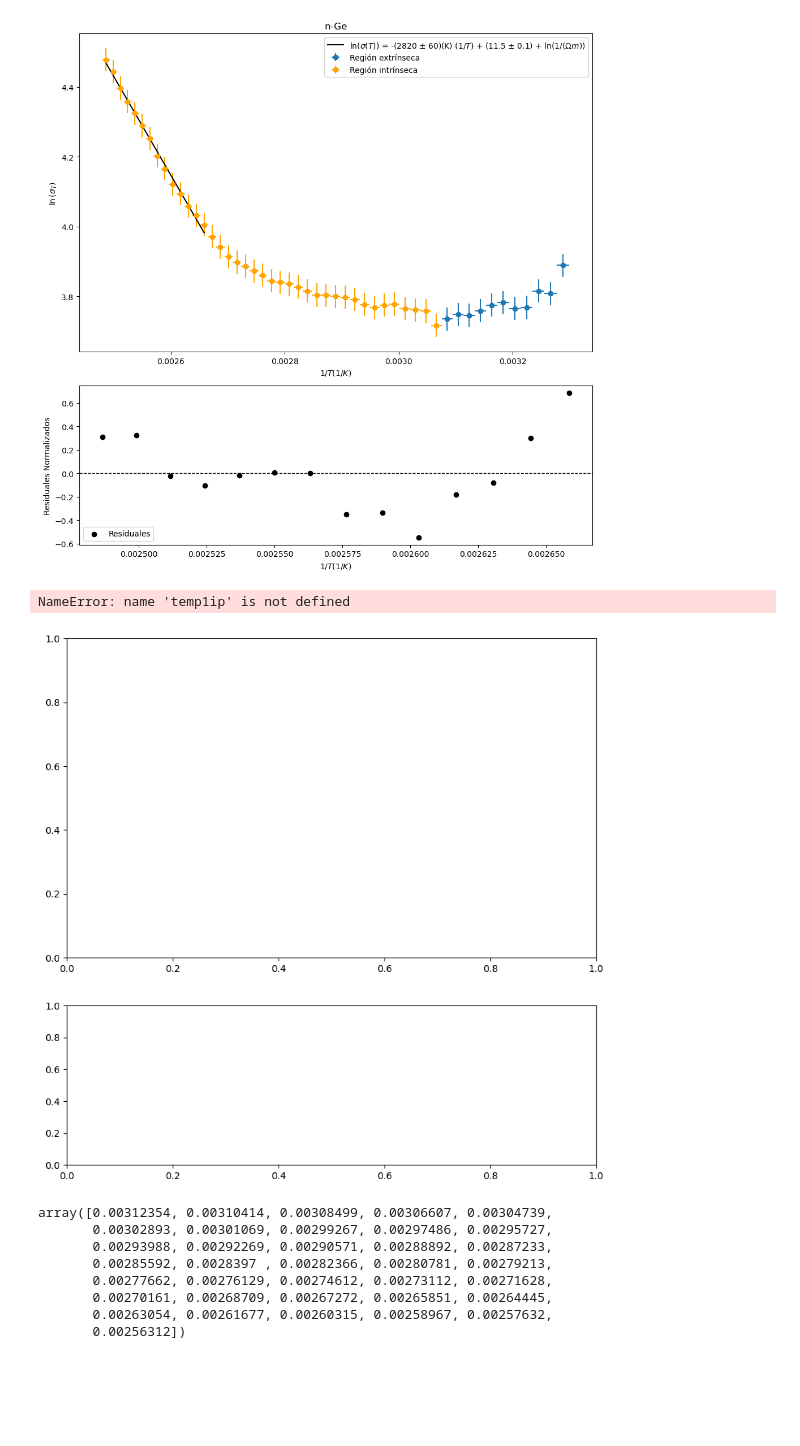
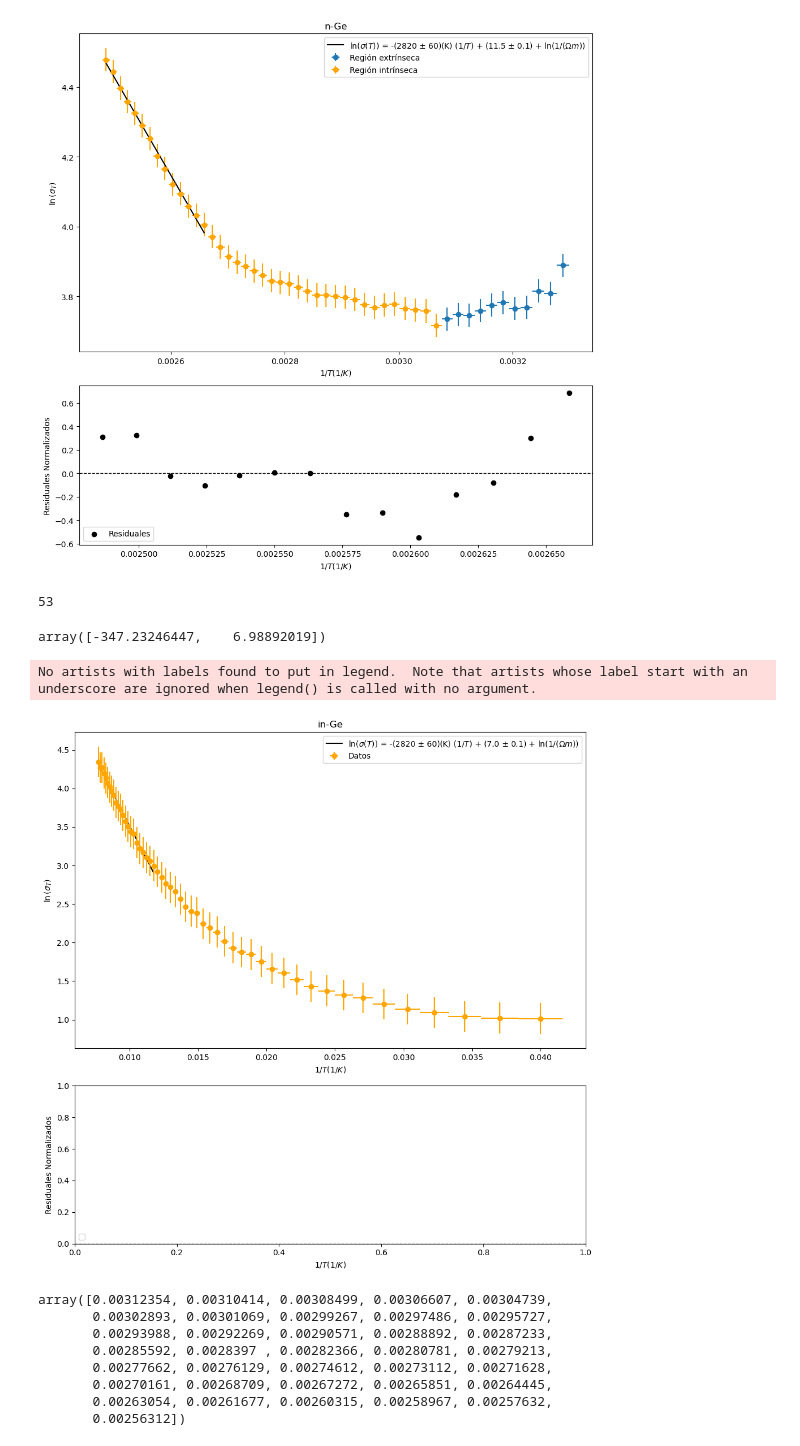
Before and after one commit to QuantumPower4/LabIntermedio2024-2, a Jupyter notebook: Efecto Hall/EfectoHall.ipynb, the cells around one changed output. Cells and saved outputs as stored; diff of their text form; code cells hidden in the pictures; blank space fills up the shorter version.

```diff
--- a/Efecto Hall/EfectoHall.ipynb
+++ b/Efecto Hall/EfectoHall.ipynb
@@ -964,34 +964,42 @@ log_sigma_T1in = np.log(l/(R1in*At))
 sigma_R1in = np.sqrt((0.001**2*(5*1e-3)**2 + (1*1e-3)**2*VL1in**2)/(5*1e-3)**4)
 
 sigma_log_sigma_T1in = sigma_R1in/R1in
+
+len(VL1in)
+# %% [output]
+53
+# %%
+popt_fermiin1, pcov_fermiin1 = curve_fit(linear_function, 1/temp1in[30:], log_sigma_T1in[30:])
+popt_inc_fermiin1 = np.sqrt(np.diag(pcov_fermiin1))
+popt_fermiin1
+# %% [output]
+array([-347.23246447,    6.98892019])
 # %%
 fig, ax = plt.subplots(2, 1, figsize=(10, 10), gridspec_kw={'height_ratios': [2, 1]})
 
-ax[0].errorbar(1/temp1in[:np.argmax(VL1in)],log_sigma_T1in[:np.argmax(VL1in)],label="Región extrínseca",fmt="o",
-    xerr=1/temp1in[:np.argmax(VL1in)]**2, yerr=sigma_log_sigma_T1in[:np.argmax(VL1in)])
-ax[0].errorbar(1/temp1in[np.argmax(VL1in):],log_sigma_T1in[np.argmax(VL1in):], label="Región intrínseca",fmt="o",color="orange",
-    xerr=1/temp1in[np.argmax(VL1in):]**2, yerr=sigma_log_sigma_T1in[np.argmax(VL1in):])
-#ax[0].plot(1/temp1n[np.argmax(VL1n)+25:], linear_function(1/temp1n[np.argmax(VL1n)+25:],*popt_fermin1),color="black",
-#          label=f'$\ln(\sigma(T))$ = -(2820 ± 60)(K) $(1/T)$ + ({popt_fermin1[1]:.1f} ± {popt_inc_fermin1[1]:.1f}) + $\ln(1/(\Omega m))$')
+ax[0].plot(1/temp1in[30:], linear_function(1/temp1in[30:],*popt_fermiin1),color="black",
+          label=f'$\ln(\sigma(T))$ = -(2820 ± 60)(K) $(1/T)$ + ({popt_fermiin1[1]:.1f} ± {popt_inc_fermiin1[1]:.1f}) + $\ln(1/(\Omega m))$')
+
+ax[0].errorbar(1/temp1in,log_sigma_T1in,fmt="o", xerr=1/temp1in**2, yerr=sigma_log_sigma_T1in,label="Datos",color="orange")
 ax[0].set_title("in-Ge")
 ax[0].set_xlabel("$1/T (1/K)$")
 ax[0].set_ylabel("$\ln{(\sigma_T)}$")
 ax[0].legend()
 
 #Residualsfermiin = (log_sigma_T1in[np.argmax(VL1in)+25:] - linear_function(1/temp1in[np.argmax(VL1in)+25:],*popt_fermiin1))/sigma_log_sigma_T1in[np.argmax(VL1in)+25:]
 
-a#x[1].scatter(1/temp1n[np.argmax(VL1n)+25:], Residualsfermiin, alpha=1, label='Residuales', color = "k")
+#ax[1].scatter(1/temp1n[np.argmax(VL1n)+25:], Residualsfermiin, alpha=1, label='Residuales', color = "k")
 ax[1].axhline(0, color='black', linewidth=1, linestyle='--')
 ax[1].set_xlabel('$1/T (1/K)$')
 ax[1].set_ylabel('Residuales Normalizados')
 ax[1].legend(loc='lower left')
 
 
 plt.tight_layout()
 plt.show()
 # %% [output]
-NameError: name 'temp1ip' is not defined
+No artists with labels found to put in legend.  Note that artists whose label start with an underscore are ignored when legend() is called with no argument.
-[figure, old version]
+[figure, new version]
 # %%
 #4.2 p-Ge
 
```
Also changed, not shown: parts of 4 cells of this notebook.
